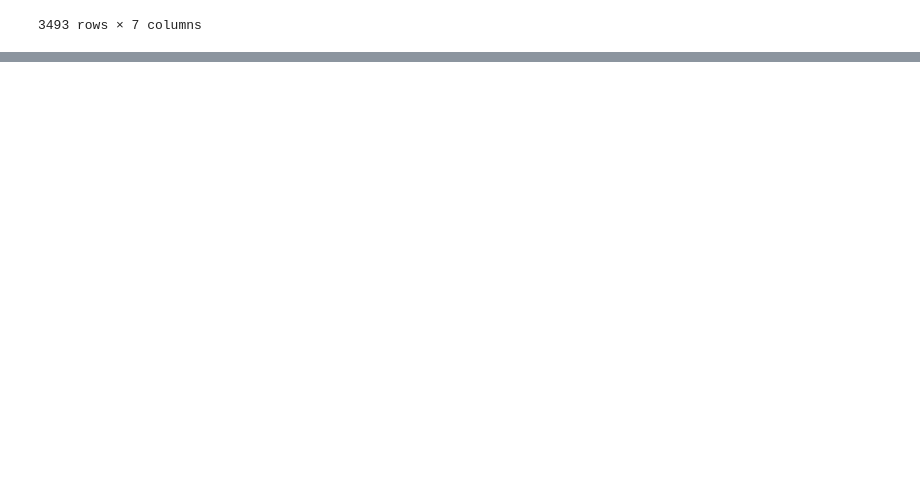
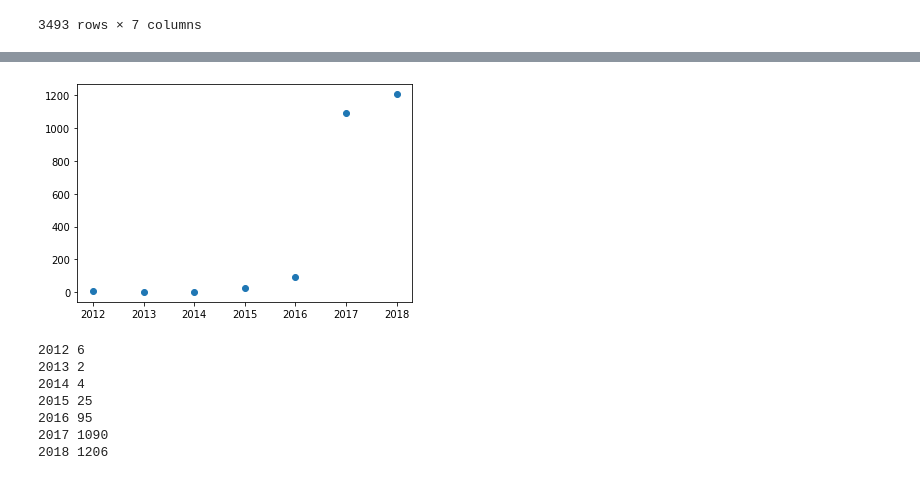
Before and after one commit to pradnyesh45/Data-Science, a Jupyter notebook: Matplotlib problems.ipynb, the cells around one changed output, grey strips where cells are left out. Saved outputs shown, nothing was run; the diff lists cells and outputs as text; code cells hidden in the pictures; blank space fills up the shorter version.

```diff
--- a/Matplotlib problems.ipynb
+++ b/Matplotlib problems.ipynb
@@ -20,0 +279,3 @@ df
+# %%
+year_total_jobs = df.filter(['Posting_date', 'BASIC QUALIFICATIONS'], axis=1)
+year_total_jobs
@@ -20,0 +296,3 @@ df
+# %%
+year_total_jobs.rename(columns = {'BASIC QUALIFICATIONS':'QUALIFICATIONS'}, inplace = True)
+year_total_jobs
@@ -20,0 +313,4 @@ df
+# %%
+year_total_jobs.dropna(subset = ["QUALIFICATIONS"], inplace=True)
+year_total_jobs = year_total_jobs[year_total_jobs['QUALIFICATIONS'].str.contains('Java' or'java')]
+year_total_jobs
@@ -20,0 +331,31 @@ df
+# %%
+posting_date = year_total_jobs.Posting_date.tolist()
+dates = []
+for i in posting_date:
+    length = len(i)
+    dates.append(int(i[length - 4: length]))
+mapping = {}
+for i in dates:
+    if i in mapping:
+        mapping[i] += 1
+    else:
+        mapping[i] = 1
+mapping = collections.OrderedDict(sorted(mapping.items()))
+year = []
+job_posting = []
+for i in mapping:
+    year.append(i)
+    job_posting.append(mapping[i])
+plt.scatter(year, job_posting)
+plt.show()
+for i in mapping:
+    print(i, mapping[i])
+# %% [output]
+[figure, added]
+2012 6
+2013 2
+2014 4
+2015 25
+2016 95
+2017 1090
+2018 1206
```
Also changed, not shown: parts of 19 cells of this notebook.
